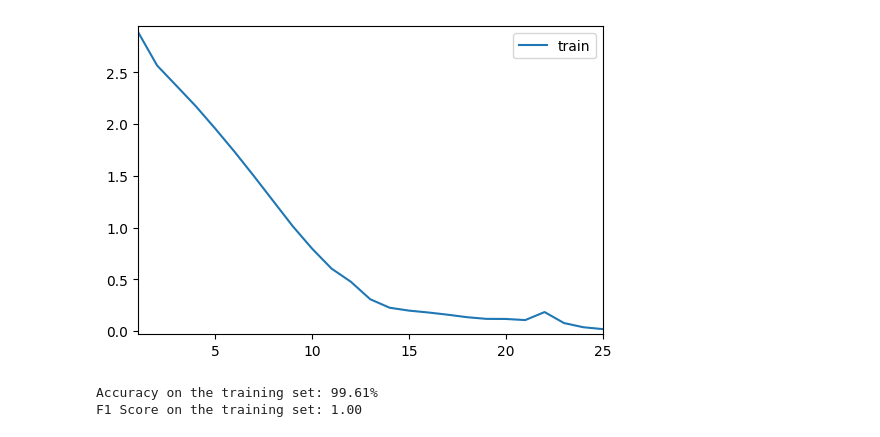
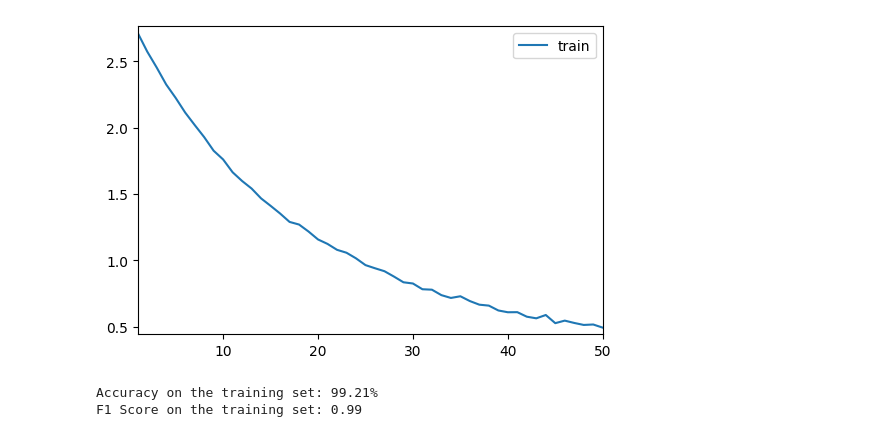
Before and after one commit to danjacobellis/BF, a Jupyter notebook: train.ipynb, the cells around one changed output. Cells and saved outputs as stored; diff of their text form; code cells hidden in the pictures.

Commit message:
dropout and batch norm

```diff
--- a/train.ipynb
+++ b/train.ipynb
@@ -9,8 +9,12 @@ import numpy as np
 from fastprogress.fastprogress import master_bar, progress_bar
 from sklearn.metrics import f1_score
 # %%
+import torch
+import torch.nn as nn
+import torch.nn.functional as F
+
 class SequenceModel(nn.Module):
-    def __init__(self):
+    def __init__(self, dropout_rate=0.5):
         super(SequenceModel, self).__init__()
         self.num_positions = 9
         self.num_embeddings = 1024
@@ -21,10 +25,13 @@ class SequenceModel(nn.Module):
             for _ in range(self.num_positions)
         ])
 
-        self.conv1 = nn.Conv1d(in_channels=54,  out_channels=72,  kernel_size=3, stride=3)
-        self.conv2 = nn.Conv1d(in_channels=72,  out_channels=120, kernel_size=3, stride=3)
+        self.conv1 = nn.Conv1d(in_channels=54, out_channels=72, kernel_size=3, stride=3)
+        self.bn1 = nn.BatchNorm1d(72)
+        self.conv2 = nn.Conv1d(in_channels=72, out_channels=120, kernel_size=3, stride=3)
+        self.bn2 = nn.BatchNorm1d(120)
 
         self.fc1 = nn.Linear(120, 120)
+        self.dropout = nn.Dropout(dropout_rate)
         self.fc2 = nn.Linear(120, 24)
 
     def forward(self, x):
@@ -32,10 +39,12 @@ class SequenceModel(nn.Module):
         embeddings = [self.embeddings[i](x[:, :, i]) for i in range(self.num_positions)]
         embeddings = torch.stack(embeddings, dim=3)
         reshaped = embeddings.view(batch_size, 54, -1)
-        x = F.relu(self.conv1(reshaped))
-        x = F.relu(self.conv2(x))
+
+        x = F.relu(self.bn1(self.conv1(reshaped)))
+        x = F.relu(self.bn2(self.conv2(x)))
         x = x.view(batch_size, -1)
         x = F.relu(self.fc1(x))
+        x = self.dropout(x)
         x = self.fc2(x)
         return x
 # %%
@@ -44,12 +53,12 @@ model = SequenceModel().to("cuda")
 loss_function = nn.CrossEntropyLoss()
 optimizer = optim.AdamW(model.parameters(), lr=0.001)
 # %%
-epochs = 25
+epochs = 50
 mb = master_bar(range(1, epochs + 1))
 train_loss = []
 
 for epoch in mb:
-    dataloader = DataLoader(dataset, batch_size=16, shuffle=True)
+    dataloader = DataLoader(dataset, batch_size=16, shuffle=True, drop_last=True)
     model.train()
     running_loss = 0.0
     for inputs in progress_bar(dataloader, parent=mb):
@@ -94,4 +103,4 @@ Epoch 25: Train Loss: 0.0189
-[figure, old version]
+[figure, new version]
 # %%
 model.eval()
 
@@ -113,6 +122,6 @@ print(f'Accuracy on the training set: {accuracy * 100:.2f}%')
 f1 = f1_score(true_labels, predicted_labels, average='weighted')
 print(f'F1 Score on the training set: {f1:.2f}')
 # %% [output]
-Accuracy on the training set: 99.61%
-F1 Score on the training set: 1.00
+Accuracy on the training set: 99.21%
+F1 Score on the training set: 0.99
 # %%
```
Also changed, not shown: parts of 2 cells of this notebook.
